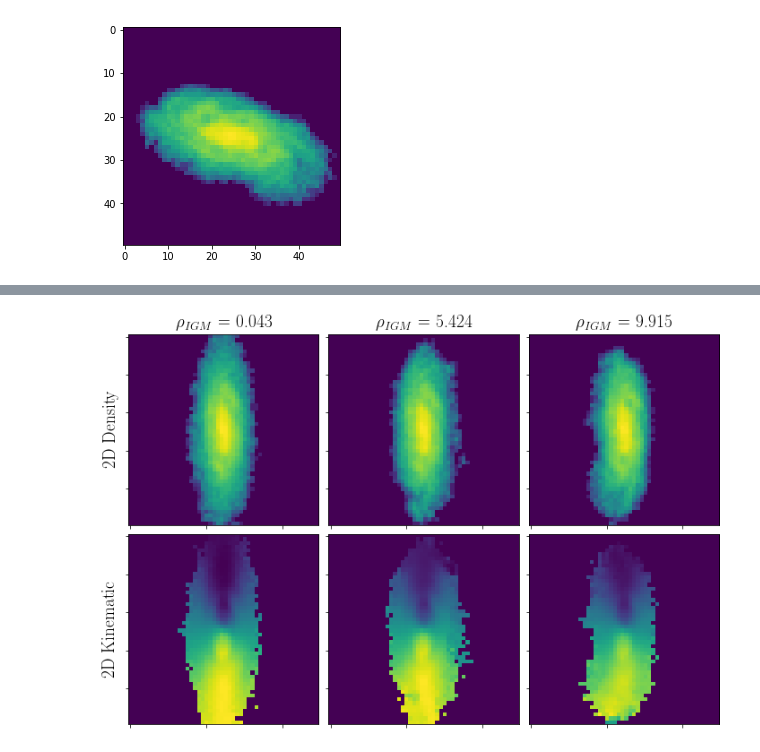
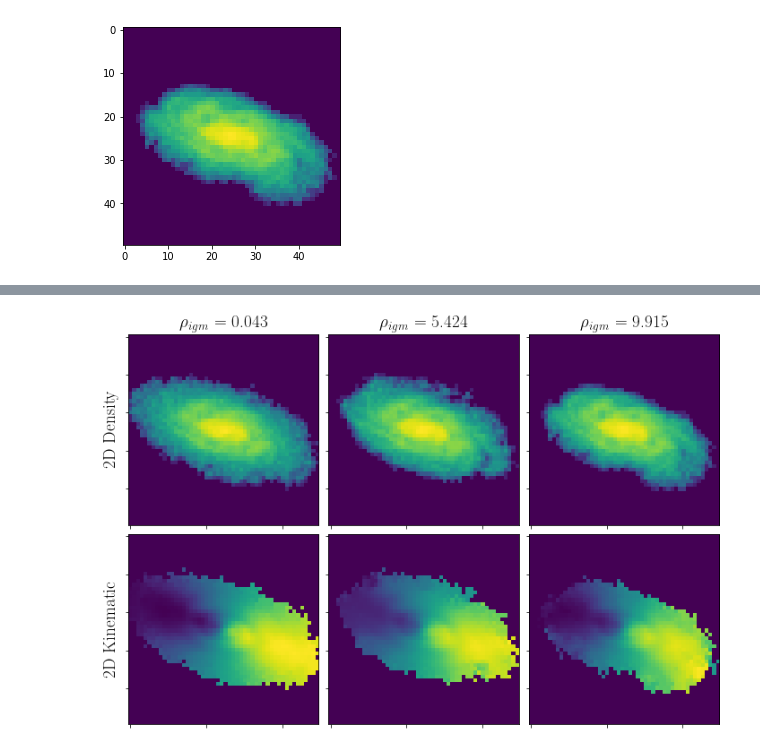
Before and after one commit to axshen/rps-cnn, a Jupyter notebook: analysis/figures.ipynb, the cells around one changed output, grey strips where cells are left out. Cells and saved outputs as stored; diff of their text form; code cells hidden in the pictures.

```diff
--- a/analysis/figures.ipynb
+++ b/analysis/figures.ipynb
@@ -9,11 +13,11 @@ from utils import *
 %matplotlib inline
 # %%
 # reading data
-path_density = '../data/m1.dir_8_density/'
-path_kinematics = '../data/m1.dir_8_kinematics/'
+path_density = '../../data/m1.dir_8_density/'
+path_kinematics = '../../data/m1.dir_8_kinematics/'
 num_classes = 1
 nmodel = int(1e4)
-param = 'rho'
-X_density,y_density = read_data(path_density,nmodel,num_classes,param)
-X_kinematics,y_kinematics = read_data(path_kinematics,nmodel,num_classes,param)
+param = 'r'
+X_density, y_density = read_data(path_density, nmodel, num_classes, param)
+X_kinematics, y_kinematics = read_data(path_kinematics, nmodel, num_classes, param)
 # %% [output]
@@ -111,10 +115,10 @@ def plot_many_galaxies(X1,y1,indices1,X2,y2,indices2,save):
     m = len(indices2)
 
     # use TeX
-    plt.rc('text', usetex=True)
-    plt.rc('font', family='serif')
-    plt.rc('font', size=16)
-    plt.figure(figsize=(12,8))
+    plt.rc('text', usetex = True)
+    plt.rc('font', family = 'serif')
+    plt.rc('font', size = 16)
+    plt.figure(figsize = (12, 8))
 
     # subplot structure
     ax = [plt.subplot(2,3,i+1) for i in range(n+m)]
@@ -123,26 +127,26 @@ def plot_many_galaxies(X1,y1,indices1,X2,y2,indices2,save):
         a.set_yticklabels([])
     plt.subplots_adjust(wspace=0., hspace=0.05)
 
-    ax[0].set_title(r'$\rho{}_{IGM}$ = '+str(round(y1[indices1[0]][0],3)))
+    ax[0].set_title(r'$\rho{}_{igm}$ = '+str(round(y1[indices1[0]][0],3)))
     ax[0].set_ylabel('2D Density',size='large')
-    ax[1].set_title(r'$\rho{}_{IGM}$ = '+str(round(y1[indices1[1]][0],3)))
-    ax[2].set_title(r'$\rho{}_{IGM}$ = '+str(round(y1[indices1[2]][0],3)))
+    ax[1].set_title(r'$\rho{}_{igm}$ = '+str(round(y1[indices1[1]][0],3)))
+    ax[2].set_title(r'$\rho{}_{igm}$ = '+str(round(y1[indices1[2]][0],3)))
     ax[3].set_ylabel('2D Kinematic',size='large')
 
     # density images
     for i in range(n):
-        plt.subplot(2,n,(i+1))
+        plt.subplot(2, 3, (i+1))
         index = indices[i]
         plt.imshow(np.matrix(X1[index]),interpolation='nearest')
 
     # kinematic images
     for i in range(m):
-        plt.subplot(2,m,(4+i))
+        plt.subplot(2, m, (4+i))
         index = indices[i]
         plt.imshow(np.matrix(X2[index]),interpolation='nearest')
 
     if save:
-        plt.savefig('Fig2.png')
+        plt.savefig('Fig2.eps', format = 'eps', dpi = 1000)
 
     plt.show()
 # %%
@@ -151,6 +155,6 @@ plot_galaxy(X_density,y_density,index)
 # %% [output]
 [figure]
 # %%
-indices = [7185,8785,9085]
+indices = [7179, 8779, 9079]
 plot_many_galaxies(X_density,y_density,indices,X_kinematics,y_kinematics,indices,True)
 # %% [output]
@@ -157 +163 @@ plot_many_galaxies(X_density,y_density,indices,X_kinematics,y_kinematics,indices
-[figure, old version]
+[figure, new version]
```
Also changed, not shown: parts of 3 cells of this notebook, 6 other files.
